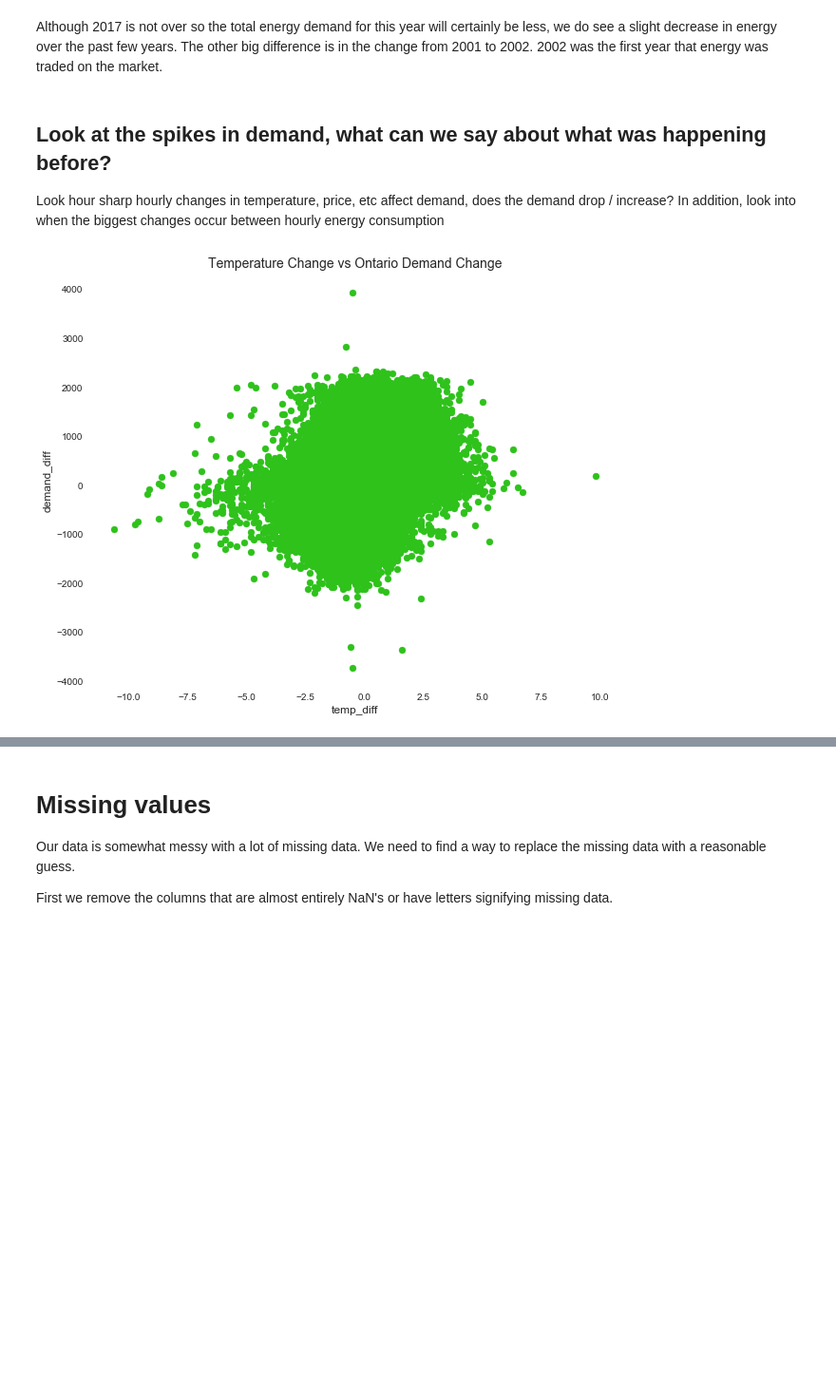
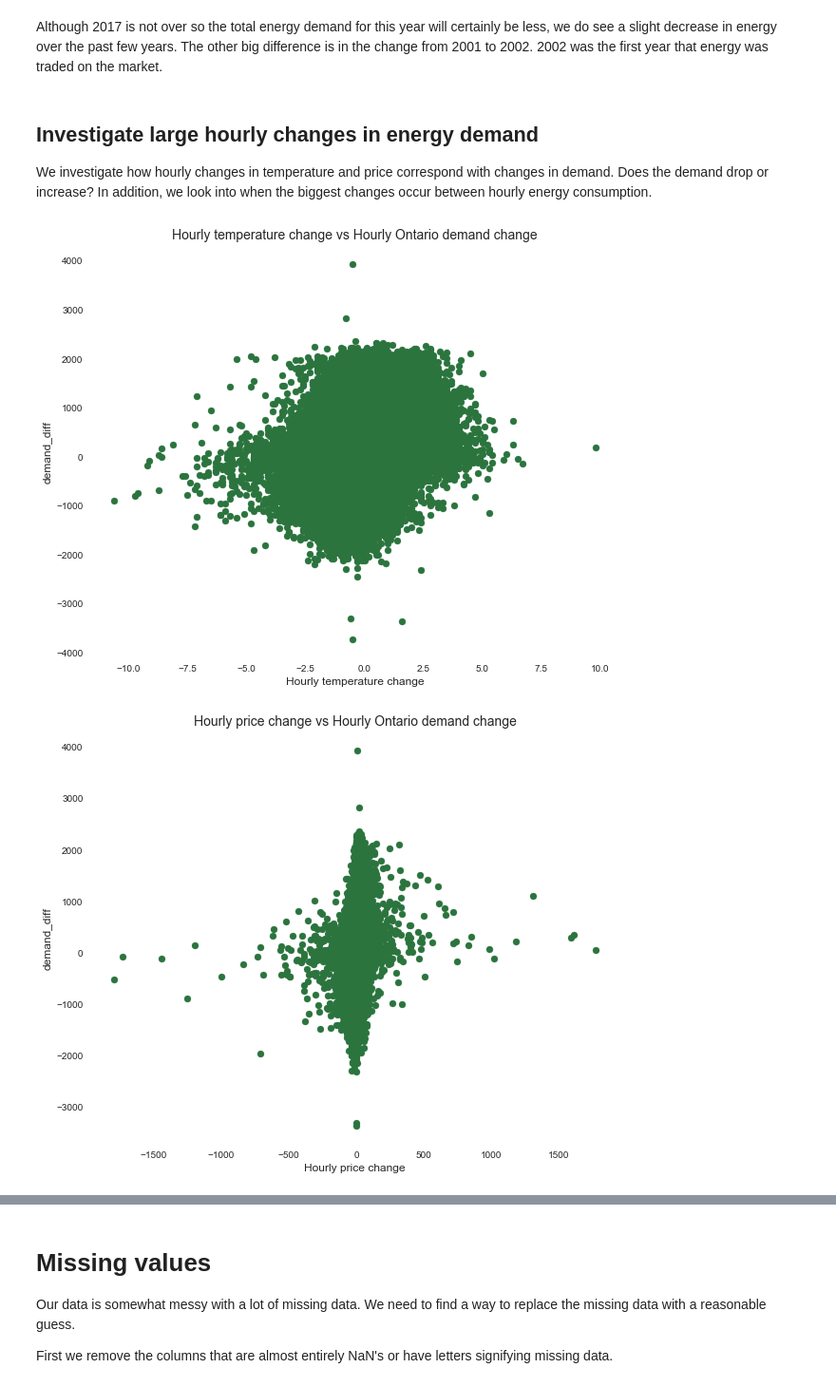
Before and after one commit to james-parks/Project2, a Jupyter notebook: CanadaEnergyUse.ipynb, the cells around one changed output, grey strips where cells are left out. Shown at 95% size. Saved outputs shown, nothing was run; the diff lists cells and outputs as text; code cells hidden in the pictures; blank space fills up the shorter version.

```diff
--- a/CanadaEnergyUse.ipynb
+++ b/CanadaEnergyUse.ipynb
@@ -509,15 +513,18 @@ gfive=day_data.groupby("Year").mean().reset_index()
 # %% [markdown]
 Although 2017 is not over so the total energy demand for this year will certainly be less, we do see a slight decrease in energy over the past few years. The other big difference is in the change from 2001 to 2002. 2002 was the first year that energy was traded on the market.
 # %% [markdown]
-## Look at the spikes in demand, what can we say about what was happening before?
-Look hour sharp hourly changes in temperature, price, etc affect demand, does the demand drop / increase?
-In addition, look into when the biggest changes occur between hourly energy consumption
+## Investigate large hourly changes in energy demand
+We investigate how hourly changes in temperature and price correspond with changes in demand. Does the demand drop or increase? In addition, we look into when the biggest changes occur between hourly energy consumption.
 # %%
 weather_drop=all_data.sort_values(by="Date/Time").drop(["Year","Month","Day","Wind Dir (10s deg)","Visibility (km)","Hmdx Flag","Wind Chill Flag","Hour"],axis=1)
 weather_drop["demand_diff"] = weather_drop["Ontario Demand"].diff()
-weather_drop["temp_diff"] = weather_drop["Temp (°C)"].diff()
+weather_drop["Hourly temperature change"] = weather_drop["Temp (°C)"].diff()
+weather_drop["Hourly price change"] = weather_drop["HOEP"].diff()
-# %%
-sc_plot(weather_drop.drop(blackout_list),"temp_diff",'demand_diff', '#2ec21b', 'Temperature Change vs Ontario Demand Change')
-# %% [output]
-[figure, removed]
+# %%
+sc_list = ["Hourly temperature change","Hourly price change"]
+for diff in sc_list:
+    sc_plot(weather_drop.drop(blackout_list),diff,'demand_diff', '#2b743e', diff + ' vs Hourly Ontario demand change')
+# %% [output]
+[figure, added]
+[figure, added]
 # %% [markdown]
```
Also changed, not shown: parts of 103 cells of this notebook.
